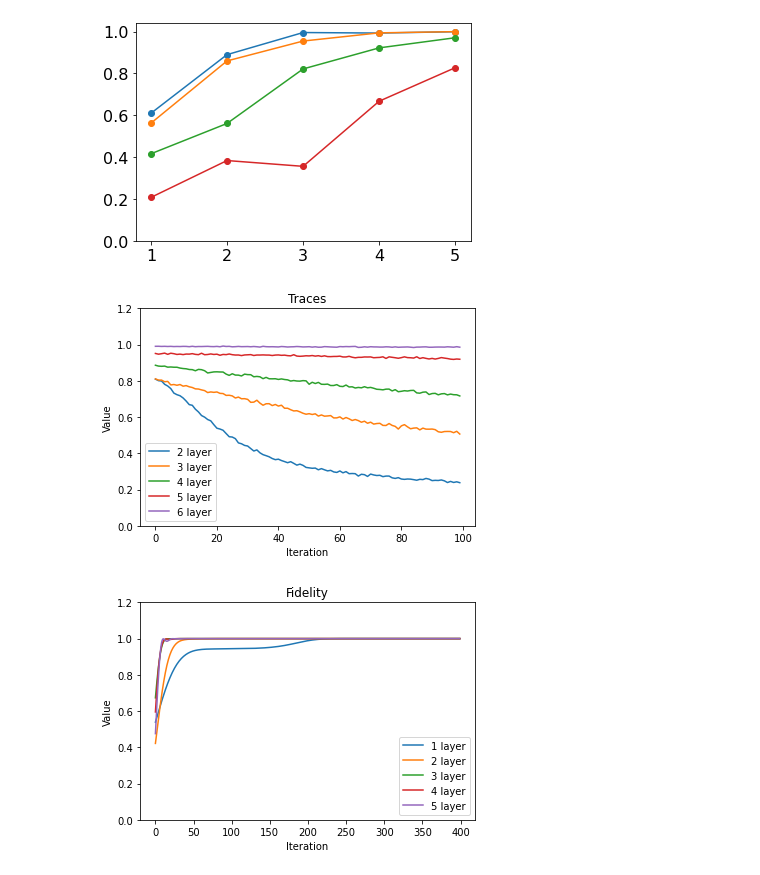
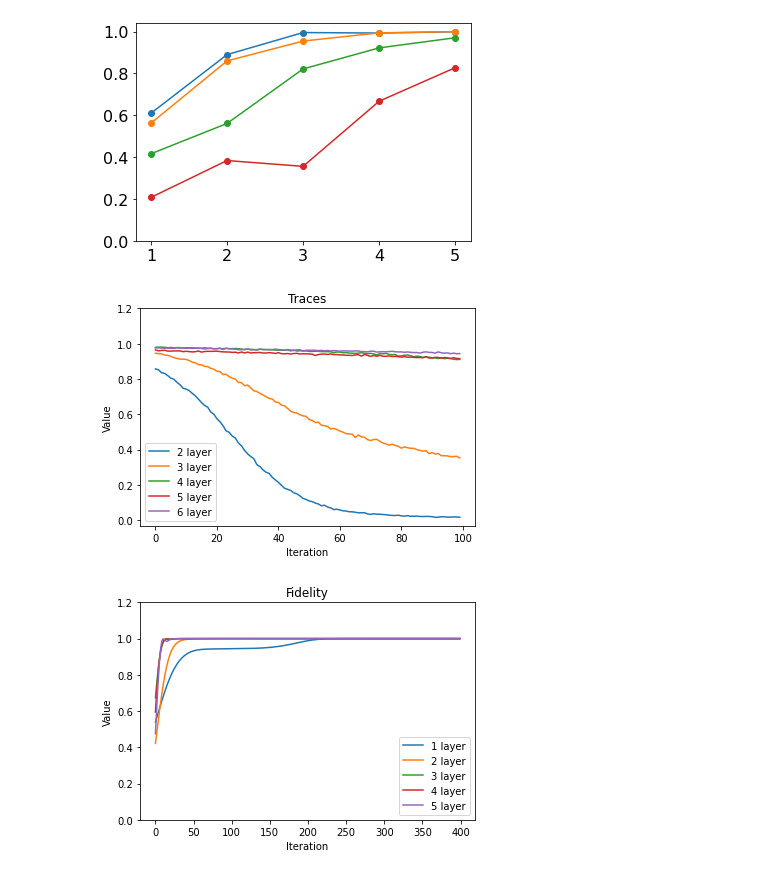
Before and after one commit to vutuanhai237/UC-VQA, a Jupyter notebook: codes/tomography/plot_compareW.ipynb, the cells around one changed output. Saved outputs shown, nothing was run; the diff lists cells and outputs as text; code cells hidden in the pictures.

Commit message:
tomography 3 layers

```diff
--- a/codes/tomography/plot_compareW.ipynb
+++ b/codes/tomography/plot_compareW.ipynb
@@ -138,7 +138,7 @@ plt.show()
 # %% [markdown]
 ### Compare optimizer
 # %%
-ansatz = 'walternating'
+ansatz = 'walltoall'
 qubits = [2, 3, 4, 5, 6]
 i = 2  # num layer
 for optimizer in ['sgd', 'adam', 'qng']:
@@ -174,7 +174,8 @@ plt.yticks(np.arange(0, 1.2, 0.2), size=16)
 plt.ylim(-0.05, 1.05)
 plt.xlabel('$N$', size=16)
 plt.ylabel('Fidelity', size=16)
-plt.legend(prop={'size': 16}, loc=3)
-# plt.savefig("./images/" + ansatz + '_compare.svg', format='svg', dpi=1000)
+# plt.legend(prop={'size': 16}, loc=3)
+
+plt.savefig("./images/" + ansatz + '_compare.svg', format='svg', dpi=1000)
 plt.show()
 # %% [output]
@@ -264,20 +265,20 @@ plt.show()
 # %%
 tracess = []
 
 for i in range(2, 7):
-    path = "../../experiments/tomography/tomography_walternating_" + \
-        str(2) + '/' + str(i) + '/loss_values.csv'
+    path = "../../experiments/tomography/tomography_walltoall_" + \
+        str(2) + '/' + str(i) + '/loss_values_qng.csv'
     loss_values = pd.read_csv(path, sep=",", header=None)
     plt.plot(loss_values[:100], label=str(i) + ' layer')
 
 plt.xlabel('Iteration')
 plt.yticks(np.arange(0, 1.4, 0.2))
 plt.ylabel('Value')
 plt.title('Traces')
 plt.legend()
 plt.show()
 # %% [output]
-[figure, old version]
+[figure, new version]
 # %%
 tracess = []
 optimizer = 'adam'
```
Also changed, not shown: parts of 1 cell of this notebook, 15 other files.
